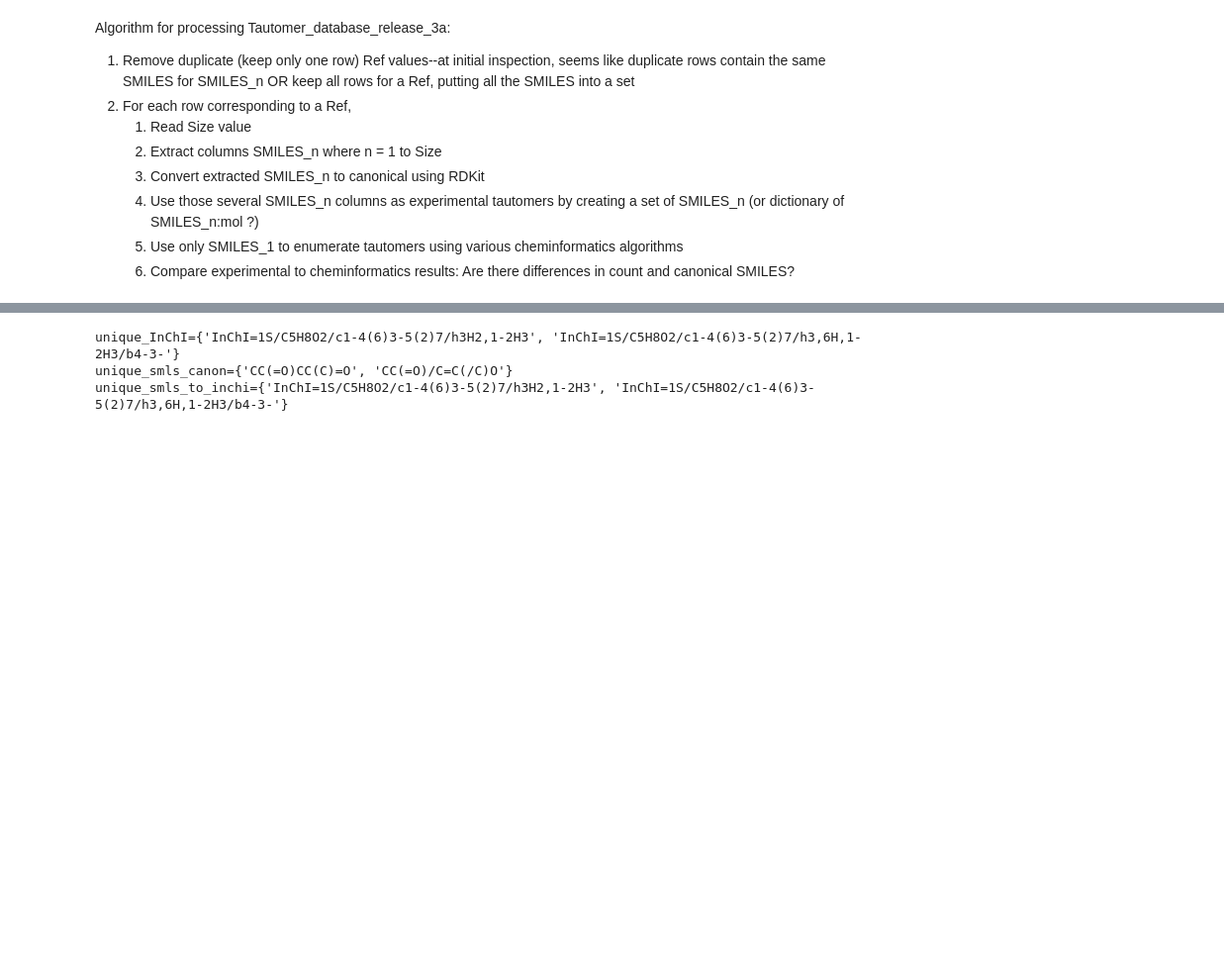
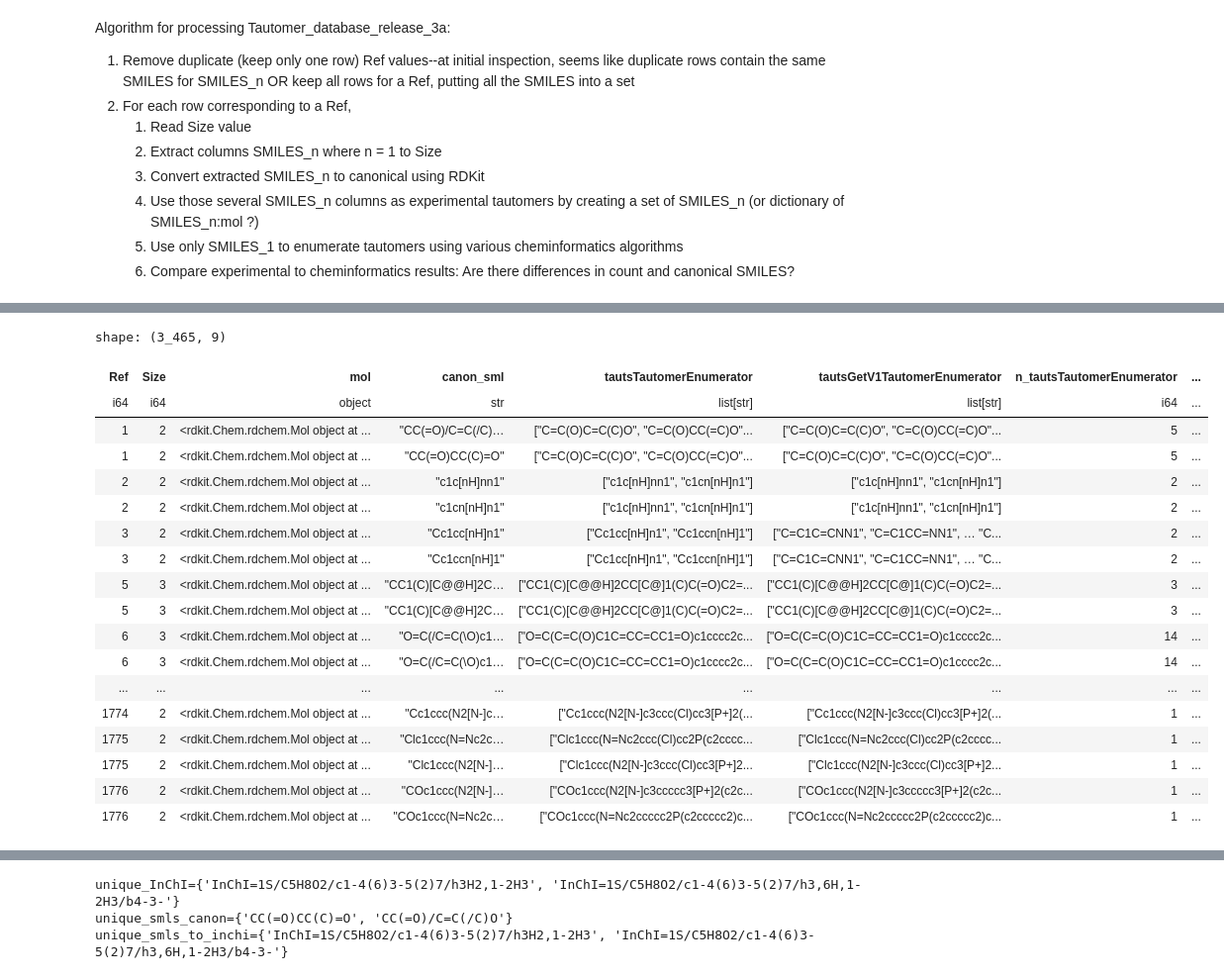
Before and after one commit to bertiewooster/bertiewooster.github.io, a Jupyter notebook: _notebooks/tautomer-algorithm-comparison.ipynb, the cells around one changed output, grey strips where cells are left out. Shown at 99% size. Saved outputs shown, nothing was run; the diff lists cells and outputs as text; code cells hidden in the pictures; blank space fills up the shorter version.

```diff
--- a/_notebooks/tautomer-algorithm-comparison.ipynb
+++ b/_notebooks/tautomer-algorithm-comparison.ipynb
@@ -197,0 +220,50 @@ shape: (3_465, 5)
+# %%
+def sets_are_equal(
+        *iterables: Iterable,
+):
+    if len(iterables) < 2:
+        return True
+
+    # Convert iterables into sets
+    iterables_list = [iterable for iterable in iterables]
+    sets_list = [set(iterable) for iterable in iterables_list]
+
+    # Get the keys of the first dictionary in the list
+    reference_set = sets_list[0]
+
+    # Iterate through the sets starting from the second one
+    for this_set in sets_list[1:]:
+        # Check if each set matches the reference set
+        if this_set != reference_set:
+            return False  # Return False if keys are not the same
+    return True  # Return True if all dictionaries have the same keys
+# %%
+# Check if sets of tautomers are the same for different algorithms
+df_melted = df_melted.with_columns(
+    [
+        pl.struct(["tautsTautomerEnumerator", "tautsGetV1TautomerEnumerator"]).
+        map_elements(lambda x: sets_are_equal(x["tautsTautomerEnumerator"], x["tautsGetV1TautomerEnumerator"]))
+        .alias("tauts_same"),
+    ]
+)
+df_melted
+# %% [output]
+shape: (3_465, 9)
+| Ref | Size | mol | canon_sml | tautsTautomerEnumerator | tautsGetV1TautomerEnumerator | n_tautsTautomerEnumerator | ... |
+| i64 | i64 | object | str | list[str] | list[str] | i64 | ... |
+| 1 | 2 | <rdkit.Chem.rdchem.Mol object at ... | "CC(=O)/C=C(/C)… | ["C=C(O)C=C(C)O", "C=C(O)CC(=C)O"... | ["C=C(O)C=C(C)O", "C=C(O)CC(=C)O"... | 5 | ... |
+| 1 | 2 | <rdkit.Chem.rdchem.Mol object at ... | "CC(=O)CC(C)=O" | ["C=C(O)C=C(C)O", "C=C(O)CC(=C)O"... | ["C=C(O)C=C(C)O", "C=C(O)CC(=C)O"... | 5 | ... |
+| 2 | 2 | <rdkit.Chem.rdchem.Mol object at ... | "c1c[nH]nn1" | ["c1c[nH]nn1", "c1cn[nH]n1"] | ["c1c[nH]nn1", "c1cn[nH]n1"] | 2 | ... |
+| 2 | 2 | <rdkit.Chem.rdchem.Mol object at ... | "c1cn[nH]n1" | ["c1c[nH]nn1", "c1cn[nH]n1"] | ["c1c[nH]nn1", "c1cn[nH]n1"] | 2 | ... |
+| 3 | 2 | <rdkit.Chem.rdchem.Mol object at ... | "Cc1cc[nH]n1" | ["Cc1cc[nH]n1", "Cc1ccn[nH]1"] | ["C=C1C=CNN1", "C=C1CC=NN1", … "C... | 2 | ... |
+| 3 | 2 | <rdkit.Chem.rdchem.Mol object at ... | "Cc1ccn[nH]1" | ["Cc1cc[nH]n1", "Cc1ccn[nH]1"] | ["C=C1C=CNN1", "C=C1CC=NN1", … "C... | 2 | ... |
+| 5 | 3 | <rdkit.Chem.rdchem.Mol object at ... | "CC1(C)[C@@H]2C… | ["CC1(C)[C@@H]2CC[C@]1(C)C(=O)C2=... | ["CC1(C)[C@@H]2CC[C@]1(C)C(=O)C2=... | 3 | ... |
+| 5 | 3 | <rdkit.Chem.rdchem.Mol object at ... | "CC1(C)[C@@H]2C… | ["CC1(C)[C@@H]2CC[C@]1(C)C(=O)C2=... | ["CC1(C)[C@@H]2CC[C@]1(C)C(=O)C2=... | 3 | ... |
+| 6 | 3 | <rdkit.Chem.rdchem.Mol object at ... | "O=C(/C=C(\O)c1… | ["O=C(C=C(O)C1C=CC=CC1=O)c1cccc2c... | ["O=C(C=C(O)C1C=CC=CC1=O)c1cccc2c... | 14 | ... |
+| 6 | 3 | <rdkit.Chem.rdchem.Mol object at ... | "O=C(/C=C(\O)c1… | ["O=C(C=C(O)C1C=CC=CC1=O)c1cccc2c... | ["O=C(C=C(O)C1C=CC=CC1=O)c1cccc2c... | 14 | ... |
+| ... | ... | ... | ... | ... | ... | ... | ... |
+| 1774 | 2 | <rdkit.Chem.rdchem.Mol object at ... | "Cc1ccc(N2[N-]c… | ["Cc1ccc(N2[N-]c3ccc(Cl)cc3[P+]2(... | ["Cc1ccc(N2[N-]c3ccc(Cl)cc3[P+]2(... | 1 | ... |
+| 1775 | 2 | <rdkit.Chem.rdchem.Mol object at ... | "Clc1ccc(N=Nc2c… | ["Clc1ccc(N=Nc2ccc(Cl)cc2P(c2cccc... | ["Clc1ccc(N=Nc2ccc(Cl)cc2P(c2cccc... | 1 | ... |
+| 1775 | 2 | <rdkit.Chem.rdchem.Mol object at ... | "Clc1ccc(N2[N-]… | ["Clc1ccc(N2[N-]c3ccc(Cl)cc3[P+]2... | ["Clc1ccc(N2[N-]c3ccc(Cl)cc3[P+]2... | 1 | ... |
+| 1776 | 2 | <rdkit.Chem.rdchem.Mol object at ... | "COc1ccc(N2[N-]… | ["COc1ccc(N2[N-]c3ccccc3[P+]2(c2c... | ["COc1ccc(N2[N-]c3ccccc3[P+]2(c2c... | 1 | ... |
+| 1776 | 2 | <rdkit.Chem.rdchem.Mol object at ... | "COc1ccc(N=Nc2c… | ["COc1ccc(N=Nc2ccccc2P(c2ccccc2)c... | ["COc1ccc(N=Nc2ccccc2P(c2ccccc2)c... | 1 | ... |
```
Also changed, not shown: parts of 9 cells of this notebook.
